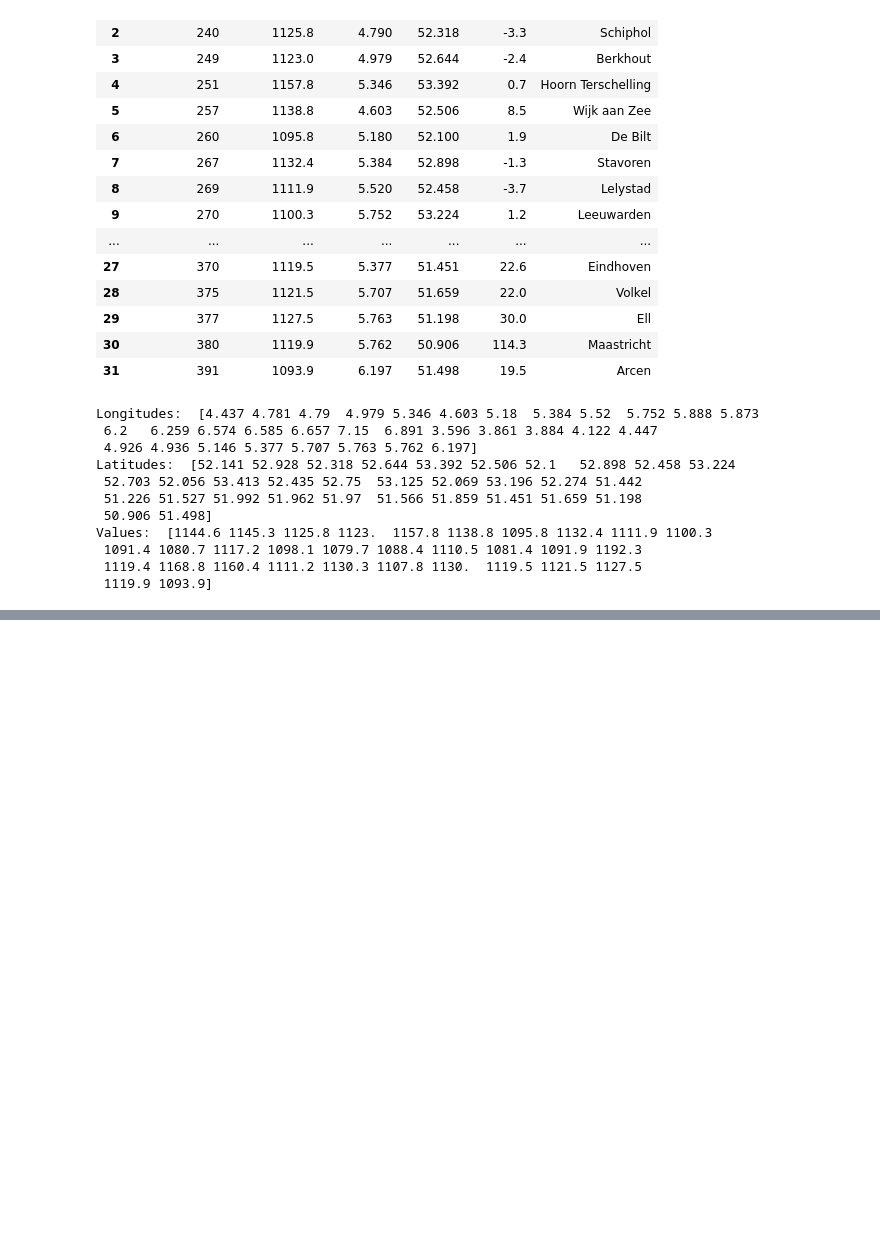
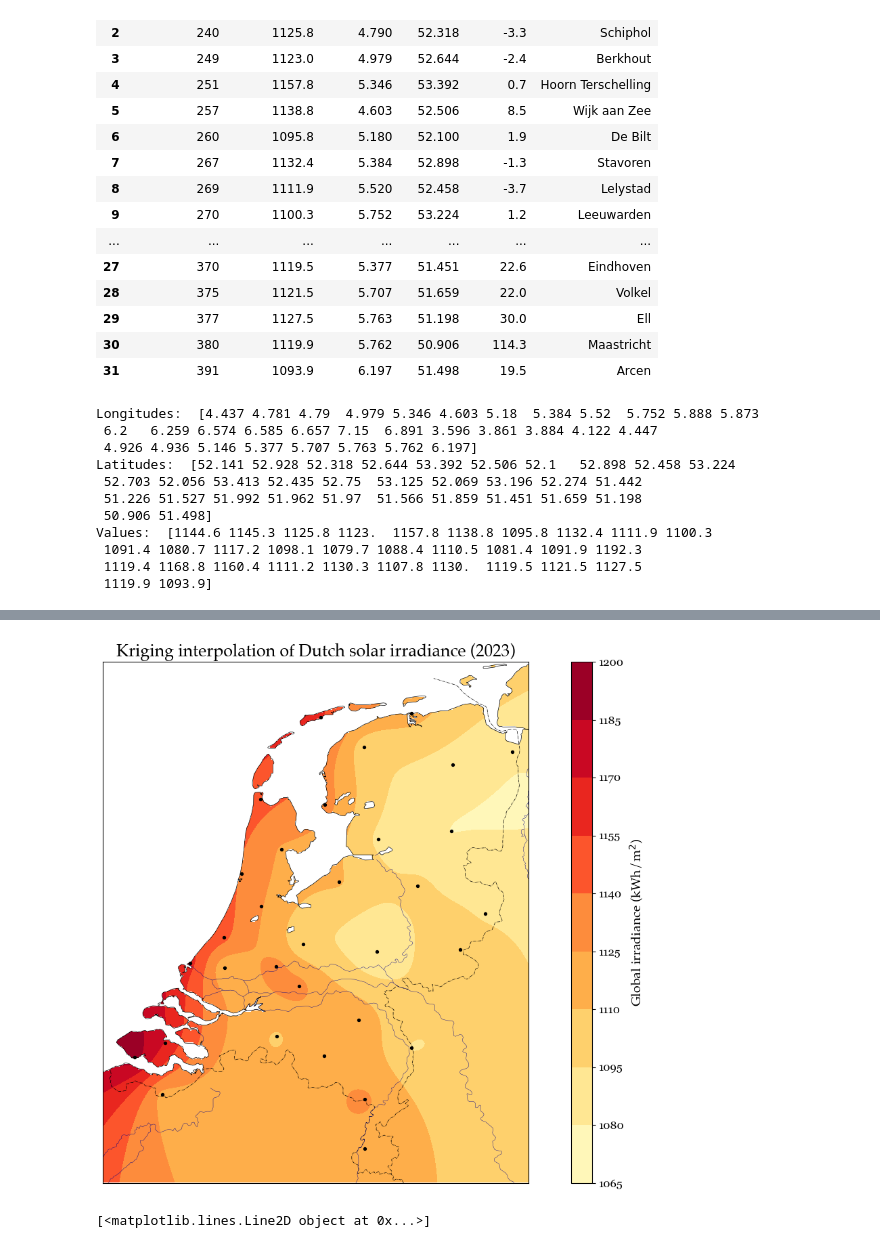
Before and after one commit to tomrooijakkers/data-science-portfolio, a Jupyter notebook: knmi-weather/02-knmi_data_visualization.ipynb, the cells around one changed output, grey strips where cells are left out. Saved outputs shown, nothing was run; the diff lists cells and outputs as text; code cells hidden in the pictures; blank space fills up the shorter version.

```diff
--- a/knmi-weather/02-knmi_data_visualization.ipynb
+++ b/knmi-weather/02-knmi_data_visualization.ipynb
@@ -843,0 +871,21 @@ plt.show()
+# %%
+%matplotlib inline
+# Define figure dimensions
+fig = plt.figure(figsize=(15, 10), dpi=600)
+
+ax = knmi_meteo_visualize.ordinary_kriging_nl_plot(
+    stations_x, stations_y, values,
+    plot_title=f"Kriging interpolation of Dutch solar irradiance ({YEAR})",
+    val_label = "Global irradiance (kWh/m$^{2}$)"
+)
+
+fig.axes.append(ax)
+
+# Show the plot
+plt.show()
+# %% [output]
+[figure, added]
+# %%
+print(fig)
+# %% [output]
+[<matplotlib.lines.Line2D object at 0x...>]
```
Also changed, not shown: parts of 2 cells of this notebook, 1 other file.
